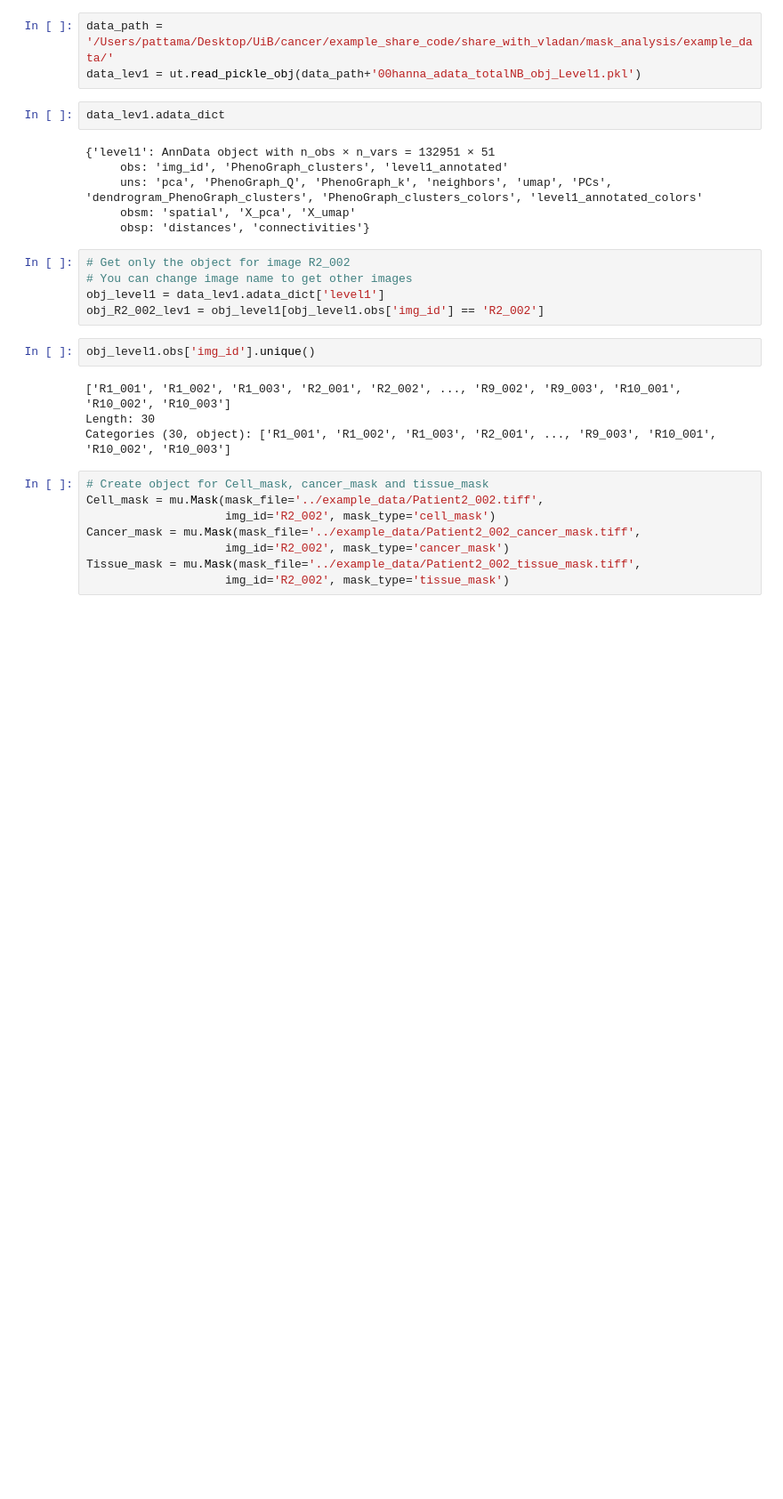
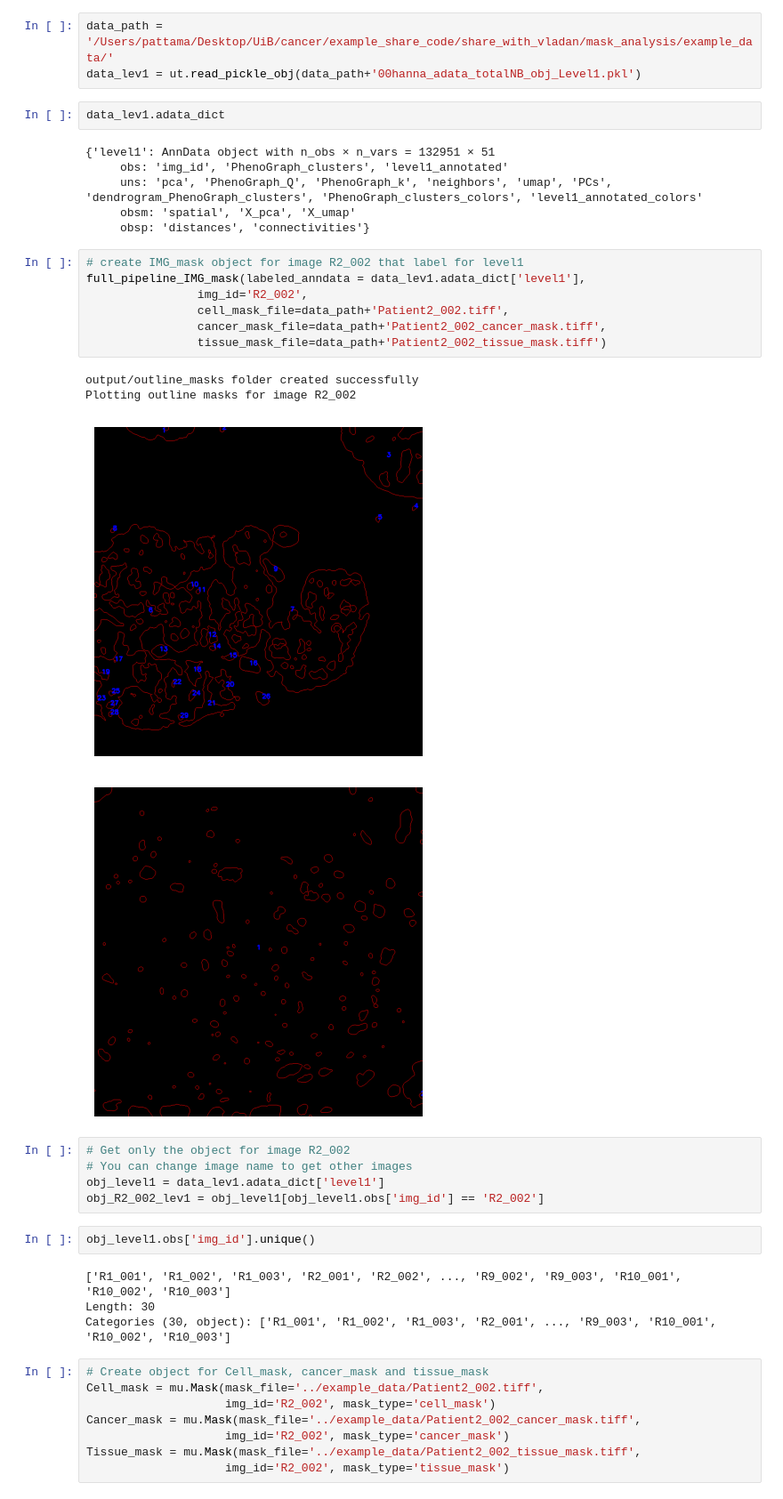
Before and after one commit to PattaWapee/IMCprocess, a Jupyter notebook: notebooks/mask_analysis/mask_analysis_full_pipeline/01run_main.ipynb, the cells around one changed output. Shown at 89% size. Cells and saved outputs as stored; diff of their text form; blank space fills up the shorter version.

```diff
--- a/notebooks/mask_analysis/mask_analysis_full_pipeline/01run_main.ipynb
+++ b/notebooks/mask_analysis/mask_analysis_full_pipeline/01run_main.ipynb
@@ -28,6 +78,18 @@ data_lev1.adata_dict
      uns: 'pca', 'PhenoGraph_Q', 'PhenoGraph_k', 'neighbors', 'umap', 'PCs', 'dendrogram_PhenoGraph_clusters', 'PhenoGraph_clusters_colors', 'level1_annotated_colors'
      obsm: 'spatial', 'X_pca', 'X_umap'
      obsp: 'distances', 'connectivities'}
+# %%
+# create IMG_mask object for image R2_002 that label for level1
+full_pipeline_IMG_mask(labeled_anndata = data_lev1.adata_dict['level1'],
+                img_id='R2_002',
+                cell_mask_file=data_path+'Patient2_002.tiff',
+                cancer_mask_file=data_path+'Patient2_002_cancer_mask.tiff',
+                tissue_mask_file=data_path+'Patient2_002_tissue_mask.tiff')
+# %% [output]
+output/outline_masks folder created successfully
+Plotting outline masks for image R2_002
+[figure, added]
+[figure, added]
 # %%
 # Get only the object for image R2_002
 # You can change image name to get other images
```
Also changed, not shown: parts of 8 cells of this notebook, 8 other files.
